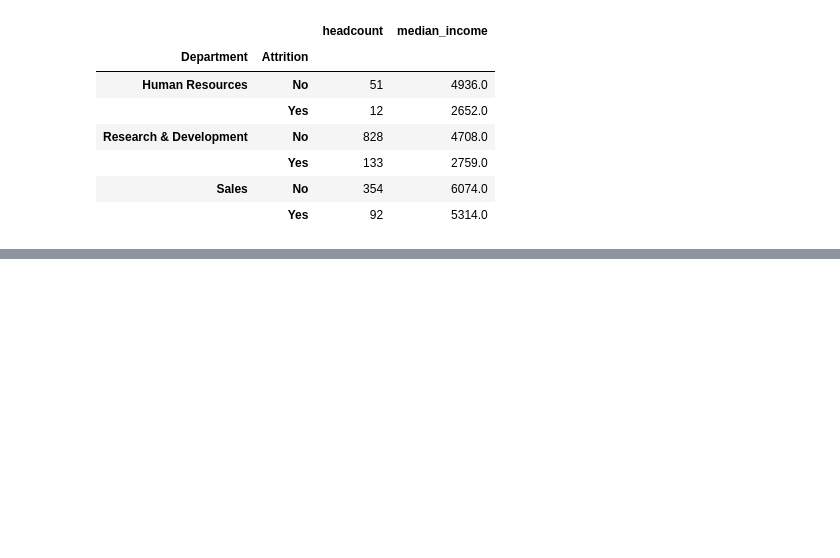
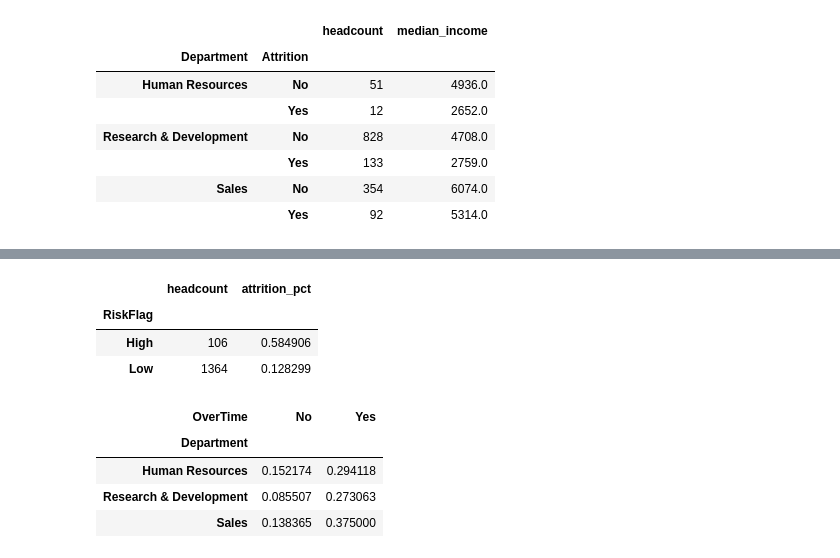
Before and after one commit to mahajanprajwal-1/employee-attrition-analysis, a Jupyter notebook: notebooks/01_data_cleaning.ipynb, the cells around one changed output, grey strips where cells are left out. Drawn from its saved outputs; the diff is of its cells as text; code cells hidden in the pictures; blank space fills up the shorter version.

```diff
--- a/notebooks/01_data_cleaning.ipynb
+++ b/notebooks/01_data_cleaning.ipynb
@@ -301,0 +369,19 @@ g[g["headcount"] > 100].sort_values("attrition_pct", ascending=False)
+# %%
+both =(df["OverTime"]=="Yes")&(df["IncomeBand"]=="Low")
+either = (df["OverTime"]=="Yes")&(df["IncomeBand"]=="Low")
+df["RiskFlag"] = np.select([both,either],["High","Medium"], default="Low")
+df.groupby("RiskFlag")["AttritionFlag"].agg(headcount="count",attrition_pct="mean")
+# %% [output]
+|  | headcount | attrition_pct |
+| RiskFlag |  |  |
+| High | 106 | 0.584906 |
+| Low | 1364 | 0.128299 |
+# %%
+df.pivot_table(index="Department", columns="OverTime",
+               values="AttritionFlag", aggfunc="mean")
+# %% [output]
+| OverTime | No | Yes |
+| Department |  |  |
+| Human Resources | 0.152174 | 0.294118 |
+| Research & Development | 0.085507 | 0.273063 |
+| Sales | 0.138365 | 0.375000 |
```
Also changed, not shown: parts of 7 cells of this notebook, 2 other files.
